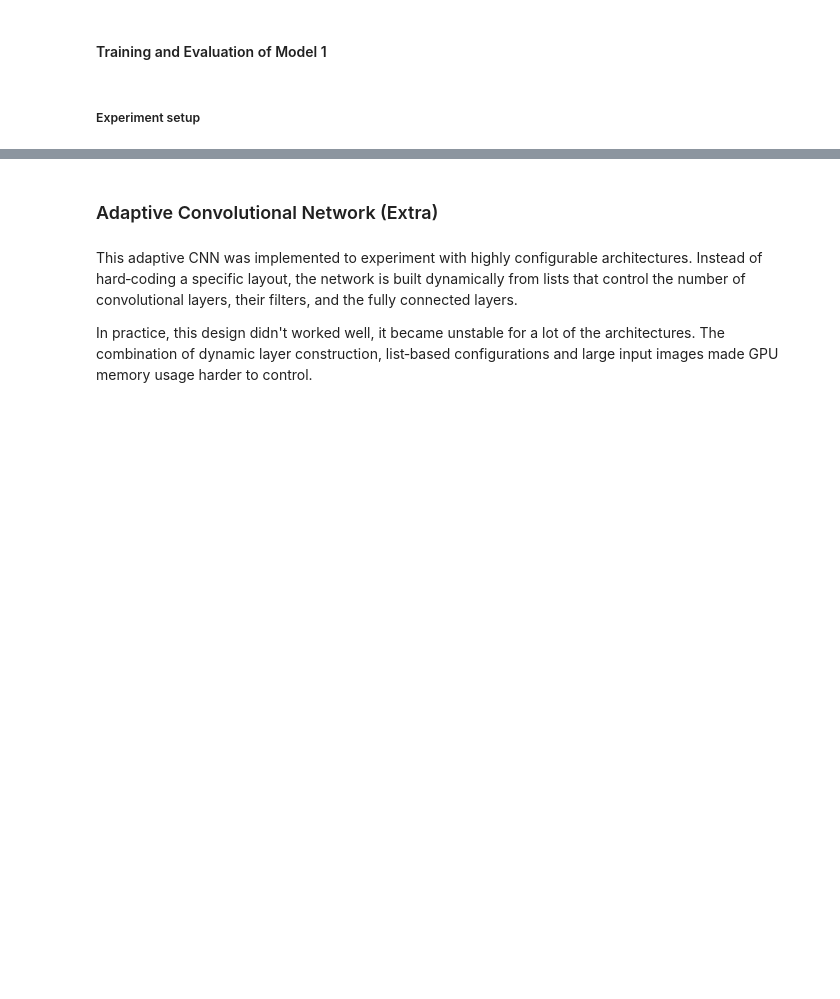
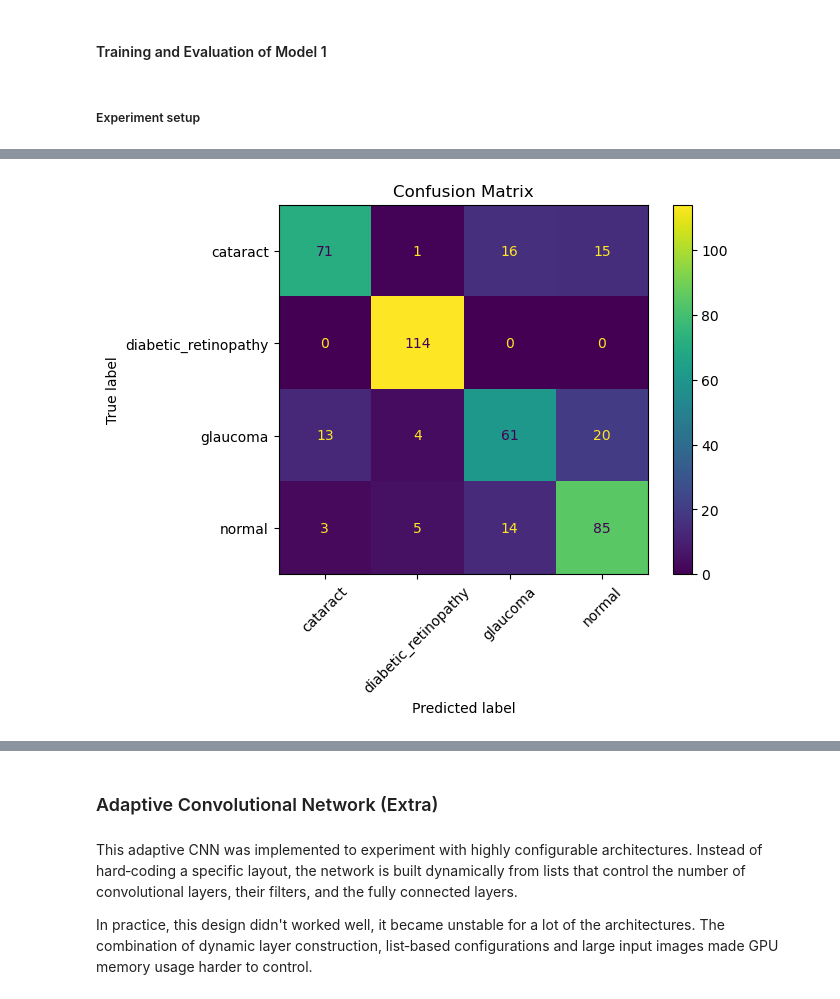
Before and after one commit to pabcablan/convolutional_neural_network, a Jupyter notebook: convolutional_neural_network.ipynb, the cells around one changed output, grey strips where cells are left out. Saved outputs shown, nothing was run; the diff lists cells and outputs as text; code cells hidden in the pictures; blank space fills up the shorter version.

```diff
--- a/convolutional_neural_network.ipynb
+++ b/convolutional_neural_network.ipynb
@@ -450,0 +511,13 @@ plot_metrics(total_train_loss, total_val_loss, total_train_acc, total_val_acc, s
+# %%
+wandb.init(
+    project="eye-disease-classification",
+    name="model2_custom_cnn_3conv",
+    config={
+        "learning_rate": 0.001,
+        "epochs": 5,
+        "batch_size": 32,
+        "architecture": "custom_cnn_4conv"
+    }
+)
+
+run_dir = "models/model2"
@@ -450,0 +531,10 @@ plot_metrics(total_train_loss, total_val_loss, total_train_acc, total_val_acc, s
+# %%
+model = ConvNetModel2().to(device)
+criterion = nn.CrossEntropyLoss()
+optimizer = optim.Adam(model.parameters(), lr=0.001)
+# %%
+total_train_loss, total_val_loss, total_train_acc, total_val_acc, best_model_file = train_validate(
+    model, train_loader, val_loader,
+    device, criterion, optimizer,
+    epochs=5, early_stopping_criteria=15, save_path=run_dir
+)
@@ -450,0 +547,2 @@ plot_metrics(total_train_loss, total_val_loss, total_train_acc, total_val_acc, s
+# %%
+y_true, y_pred, test_acc = test(model, test_loader, device, path_best_model=best_model_file)
@@ -450,0 +570,4 @@ plot_metrics(total_train_loss, total_val_loss, total_train_acc, total_val_acc, s
+# %%
+plot_confusion_matrix(y_true, y_pred, class_names=full_dataset.classes, save_path=run_dir)
+# %% [output]
+[figure, added]
```
Also changed, not shown: parts of 47 cells of this notebook.
